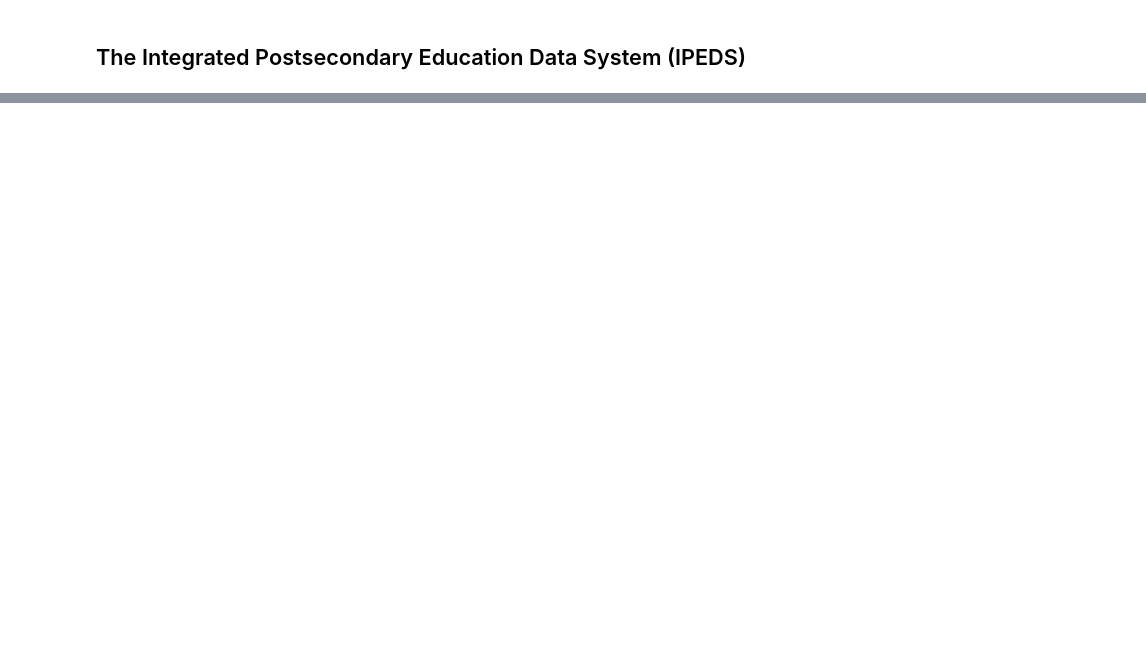
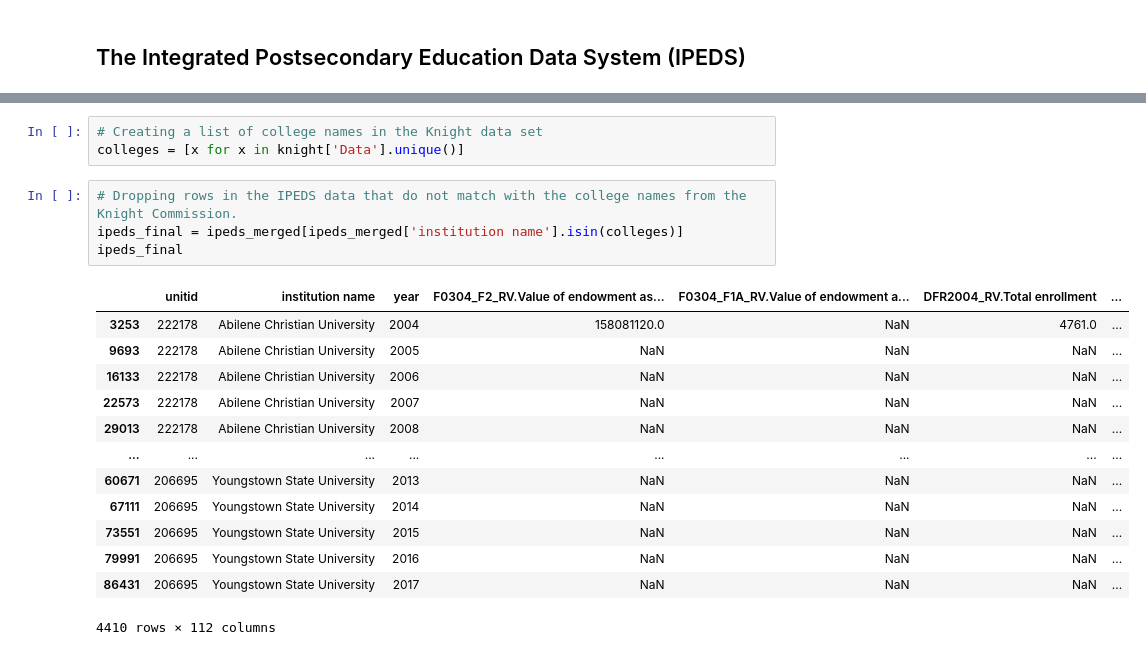
Before and after one commit to Shoemaker703/college_retention, a Jupyter notebook: Reproducibility/Data Collection.ipynb, the cells around one changed output, grey strips where cells are left out. Saved outputs shown, nothing was run; the diff lists cells and outputs as text; blank space fills up the shorter version.

```diff
--- a/Reproducibility/Data Collection.ipynb
+++ b/Reproducibility/Data Collection.ipynb
@@ -315,0 +434,21 @@ eada_final
+# %%
+# Creating a list of college names in the Knight data set
+colleges = [x for x in knight['Data'].unique()]
+# %%
+# Dropping rows in the IPEDS data that do not match with the college names from the Knight Commission.
+ipeds_final = ipeds_merged[ipeds_merged['institution name'].isin(colleges)]
+ipeds_final
+# %% [output]
+|  | unitid | institution name | year | F0304_F2_RV.Value of endowment as... | F0304_F1A_RV.Value of endowment a... | DFR2004_RV.Total enrollment | ... |
+| 3253 | 222178 | Abilene Christian University | 2004 | 158081120.0 | NaN | 4761.0 | ... |
+| 9693 | 222178 | Abilene Christian University | 2005 | NaN | NaN | NaN | ... |
+| 16133 | 222178 | Abilene Christian University | 2006 | NaN | NaN | NaN | ... |
+| 22573 | 222178 | Abilene Christian University | 2007 | NaN | NaN | NaN | ... |
+| 29013 | 222178 | Abilene Christian University | 2008 | NaN | NaN | NaN | ... |
+| ... | ... | ... | ... | ... | ... | ... | ... |
+| 60671 | 206695 | Youngstown State University | 2013 | NaN | NaN | NaN | ... |
+| 67111 | 206695 | Youngstown State University | 2014 | NaN | NaN | NaN | ... |
+| 73551 | 206695 | Youngstown State University | 2015 | NaN | NaN | NaN | ... |
+| 79991 | 206695 | Youngstown State University | 2016 | NaN | NaN | NaN | ... |
+| 86431 | 206695 | Youngstown State University | 2017 | NaN | NaN | NaN | ... |
+4410 rows × 112 columns
```
Also changed, not shown: parts of 17 cells of this notebook, 5 other files.
